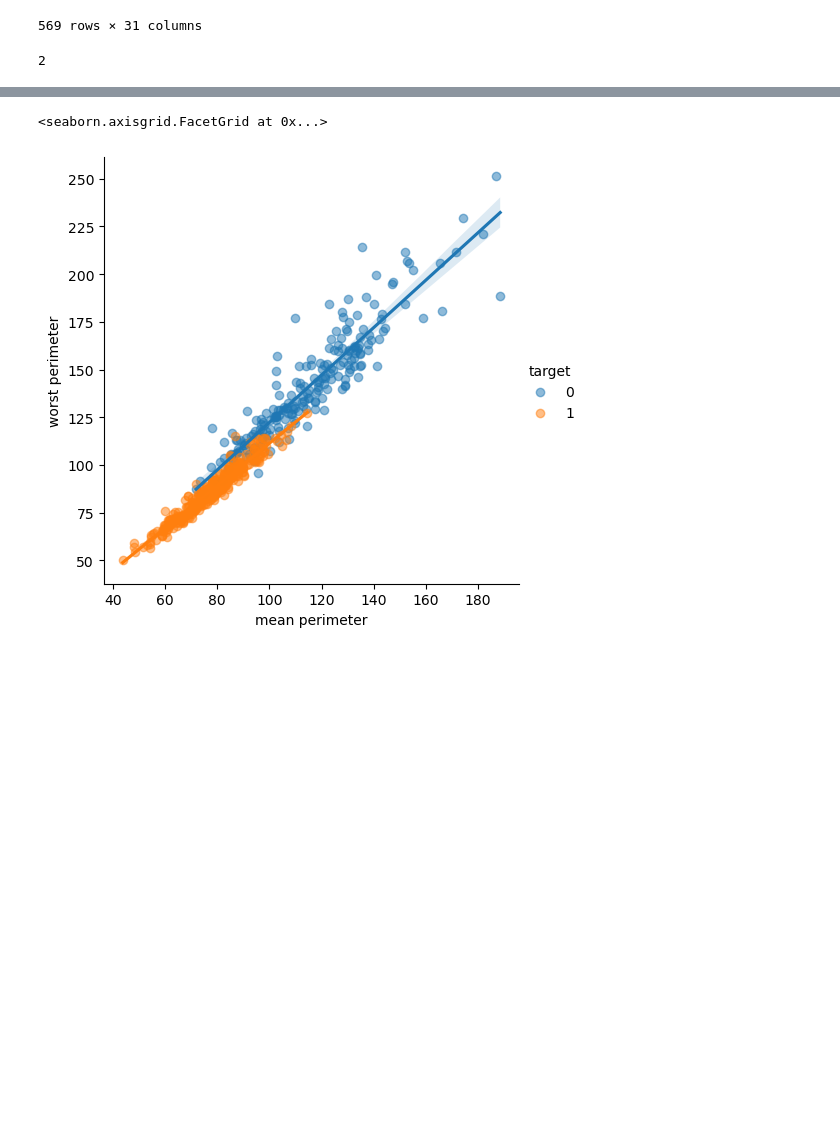
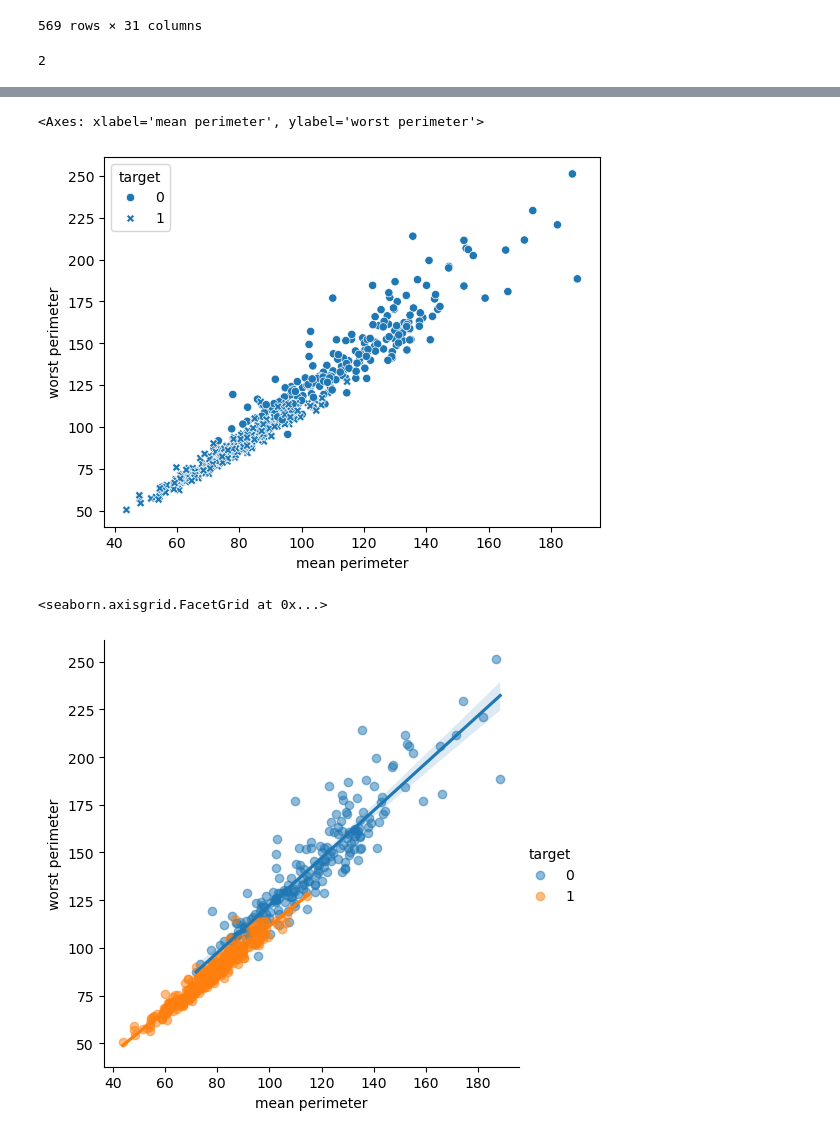
Before and after one commit to sylvester513/Neural-Network-Project, a Jupyter notebook: BreastCancer(1).ipynb, the cells around one changed output, grey strips where cells are left out. Saved outputs shown, nothing was run; the diff lists cells and outputs as text; code cells hidden in the pictures; blank space fills up the shorter version.

```diff
--- a/BreastCancer(1).ipynb
+++ b/BreastCancer(1).ipynb
@@ -93,3 +98,8 @@ sns.jointplot(x = "mean perimeter",
+# %%
+sns.scatterplot( data = df, x ="mean perimeter", y = "worst perimeter", style = "target" )
+# %% [output]
+<Axes: xlabel='mean perimeter', ylabel='worst perimeter'>
+[figure, added]
 # %%
 sns.lmplot (x = "mean perimeter", # show the X value
             y ="worst perimeter",  # shows the y value
```
Also changed, not shown: parts of 22 cells of this notebook.
